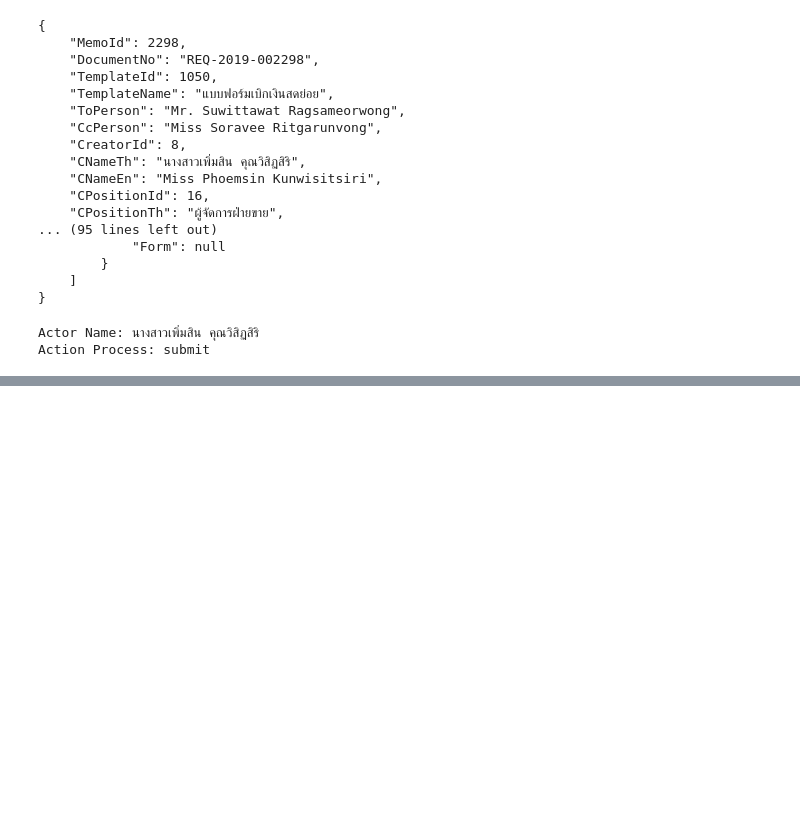
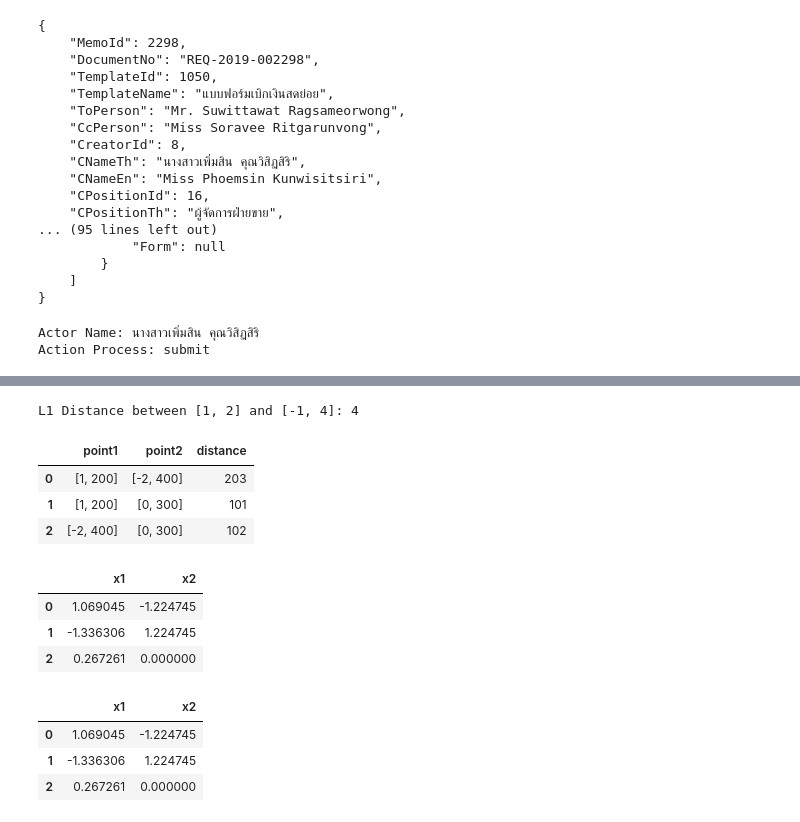
Before and after one commit to pennapha12/bsc_dpdm24, a Jupyter notebook: Chapter_2_Understanding_Data.ipynb, the cells around one changed output, grey strips where cells are left out. Drawn from its saved outputs; the diff is of its cells as text; code cells hidden in the pictures; blank space fills up the shorter version.

```diff
--- a/Chapter_2_Understanding_Data.ipynb
+++ b/Chapter_2_Understanding_Data.ipynb
@@ -303,0 +383,74 @@ Action Process: submit
+# %%
+# prompt: callulate distance
+
+import pandas as pd
+import numpy as np
+
+
+def l1_distance(point1, point2):
+  """Calculates the L1 distance (Manhattan distance) between two points.
+
+  Args:
+    point1: A list or tuple representing the coordinates of the first point.
+    point2: A list or tuple representing the coordinates of the second point.
+
+  Returns:
+    The L1 distance between the two points.
+  """
+  return np.sum(np.abs(np.array(point1) - np.array(point2)))
+
+# Example usage (calculating distance between two specific points):
+point_a = [1, 2]
+point_b = [-1, 4]
+distance = l1_distance(point_a, point_b)
+print(f"L1 Distance between {point_a} and {point_b}: {distance}")
+
+# Calculate distances between all pairs of points in the DataFrame
+distances = []
+for i in range(len(df)):
+    for j in range(i + 1, len(df)):
+        point1 = df.iloc[i].values
+        point2 = df.iloc[j].values
+        dist = l1_distance(point1, point2)
+        distances.append({"point1": point1, "point2": point2, "distance": dist})
+
+# Create a DataFrame from the distances
+distances_df = pd.DataFrame(distances)
+distances_df
+# %% [output]
+L1 Distance between [1, 2] and [-1, 4]: 4
+|  | point1 | point2 | distance |
+| 0 | [1, 200] | [-2, 400] | 203 |
+| 1 | [1, 200] | [0, 300] | 101 |
+| 2 | [-2, 400] | [0, 300] | 102 |
+# %%
+# prompt: ทำ normalize df ด้วย z-score
+
+from sklearn.preprocessing import StandardScaler
+
+# Assuming 'df' is your DataFrame (replace with your actual DataFrame name)
+# and you want to normalize columns 'x1' and 'x2'
+
+# Select the columns to normalize
+cols_to_normalize = ['x1', 'x2']
+
+# Create a StandardScaler object
+scaler = StandardScaler()
+
+# Fit and transform the selected columns
+df[cols_to_normalize] = scaler.fit_transform(df[cols_to_normalize])
+
+# Print the normalized DataFrame
+df
+# %% [output]
+|  | x1 | x2 |
+| 0 | 1.069045 | -1.224745 |
+| 1 | -1.336306 | 1.224745 |
+| 2 | 0.267261 | 0.000000 |
+# %%
+df
+# %% [output]
+|  | x1 | x2 |
+| 0 | 1.069045 | -1.224745 |
+| 1 | -1.336306 | 1.224745 |
+| 2 | 0.267261 | 0.000000 |
```
Also changed, not shown: parts of 4 cells of this notebook.
